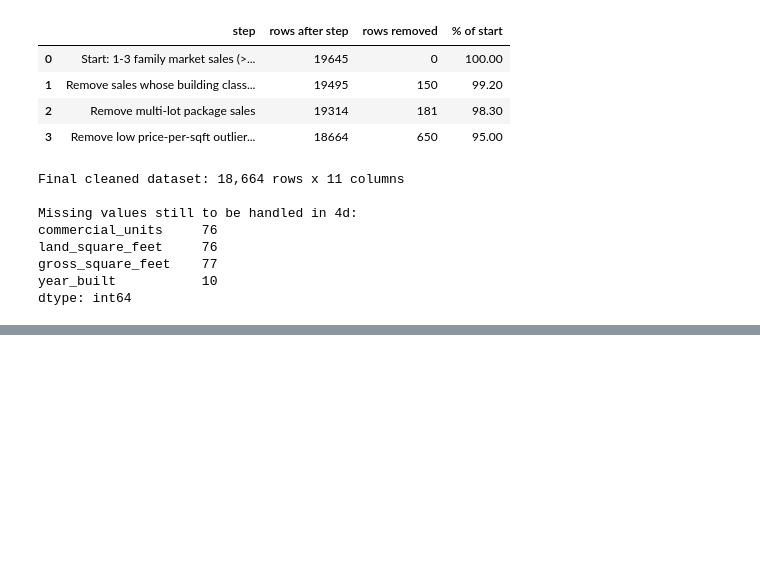
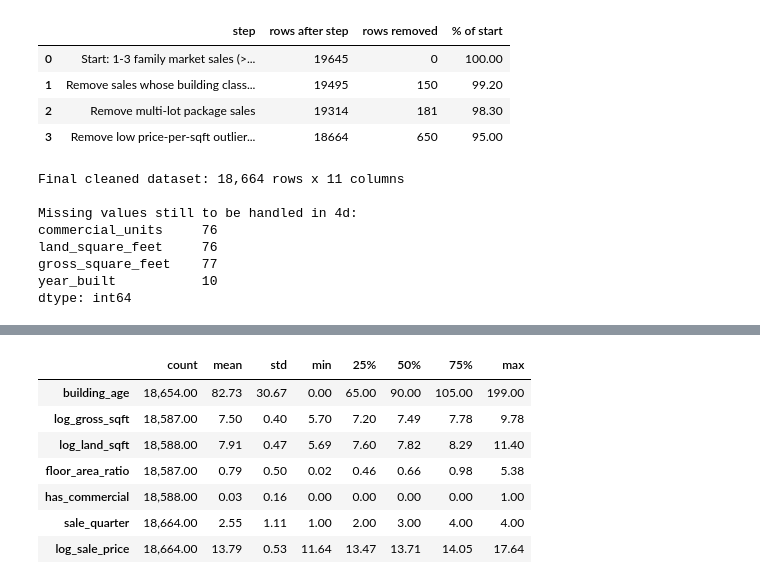
Before and after one commit to nodirbeksolijonov/MLDA-CW1-NYC-Property-Sales, a Jupyter notebook: notebooks/MLDA_CW1_NYC_Property_Sales.ipynb, the cells around one changed output, grey strips where cells are left out. Drawn from its saved outputs; the diff is of its cells as text; code cells hidden in the pictures; blank space fills up the shorter version.

```diff
--- a/notebooks/MLDA_CW1_NYC_Property_Sales.ipynb
+++ b/notebooks/MLDA_CW1_NYC_Property_Sales.ipynb
@@ -979,0 +992,35 @@ dtype: int64
+# %%
+df_feat = df_clean.copy()
+
+# Age of the building when it was sold (clip at 0 in case a home was sold in the year it was finished)
+df_feat["building_age"] = (df_feat["sale_date"].dt.year - df_feat["year_built"]).clip(lower=0)
+
+# Log of the sizes (the sizes are all > 0 after 4a, so a plain log is safe; NaN stays NaN)
+df_feat["log_gross_sqft"] = np.log(df_feat["gross_square_feet"])
+df_feat["log_land_sqft"]  = np.log(df_feat["land_square_feet"])
+
+# Building intensity: floor area relative to plot area
+df_feat["floor_area_ratio"] = df_feat["gross_square_feet"] / df_feat["land_square_feet"]
+
+# Simple yes/no flag instead of a column that is almost always 0
+# (NaN is kept as NaN so that it is imputed in 4d like every other missing value)
+df_feat["has_commercial"] = (df_feat["commercial_units"] > 0).astype(float)
+df_feat.loc[df_feat["commercial_units"].isna(), "has_commercial"] = np.nan
+
+# Seasonality
+df_feat["sale_quarter"] = df_feat["sale_date"].dt.quarter
+
+# Target on the log scale
+df_feat["log_sale_price"] = np.log(df_feat["sale_price"])
+
+df_feat[["building_age", "log_gross_sqft", "log_land_sqft", "floor_area_ratio",
+         "has_commercial", "sale_quarter", "log_sale_price"]].describe().T
+# %% [output]
+|  | count | mean | std | min | 25% | 50% | 75% | max |
+| building_age | 18,654.00 | 82.73 | 30.67 | 0.00 | 65.00 | 90.00 | 105.00 | 199.00 |
+| log_gross_sqft | 18,587.00 | 7.50 | 0.40 | 5.70 | 7.20 | 7.49 | 7.78 | 9.78 |
+| log_land_sqft | 18,588.00 | 7.91 | 0.47 | 5.69 | 7.60 | 7.82 | 8.29 | 11.40 |
+| floor_area_ratio | 18,587.00 | 0.79 | 0.50 | 0.02 | 0.46 | 0.66 | 0.98 | 5.38 |
+| has_commercial | 18,588.00 | 0.03 | 0.16 | 0.00 | 0.00 | 0.00 | 0.00 | 1.00 |
+| sale_quarter | 18,664.00 | 2.55 | 1.11 | 1.00 | 2.00 | 3.00 | 4.00 | 4.00 |
+| log_sale_price | 18,664.00 | 13.79 | 0.53 | 11.64 | 13.47 | 13.71 | 14.05 | 17.64 |
```
Also changed, not shown: parts of 10 cells of this notebook.
